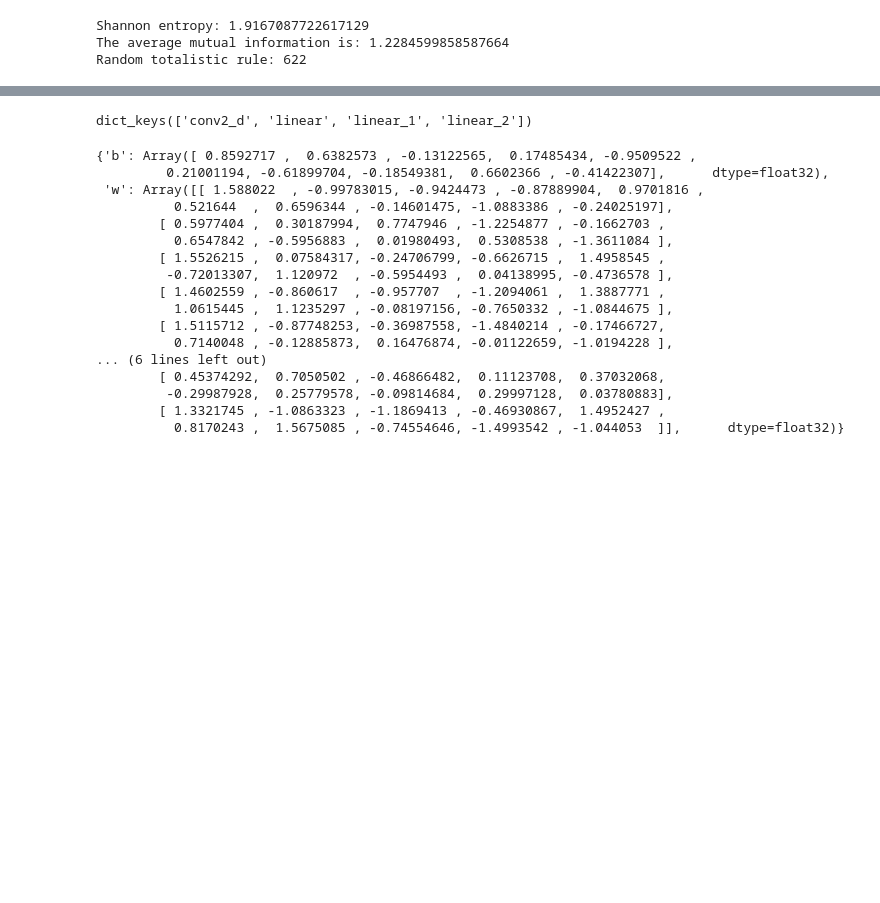
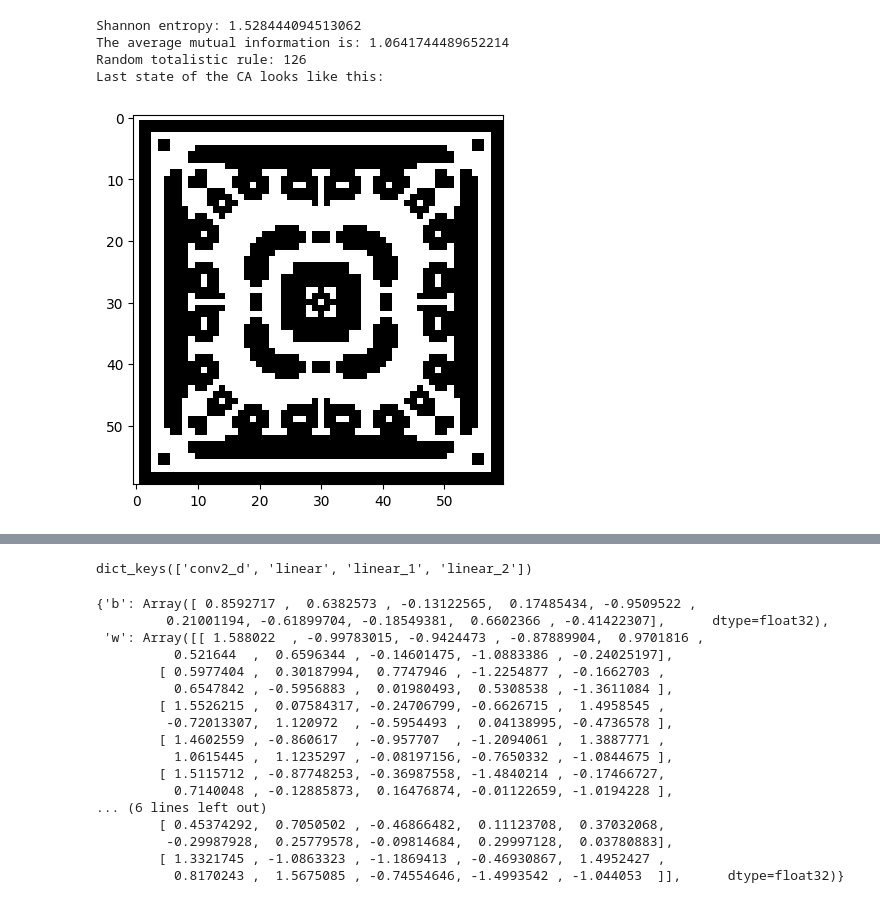
Before and after one commit to Radevsi/convoca_jax, a Jupyter notebook: train.ipynb, the cells around one changed output, grey strips where cells are left out. Cells and saved outputs as stored; diff of their text form; code cells hidden in the pictures; blank space fills up the shorter version.

```diff
--- a/train.ipynb
+++ b/train.ipynb
@@ -70,7 +109,7 @@ print(X_train.shape, Y_train.shape, X_train.dtype)
 # %%
 ## Now we start playing with getting different datasets (besides just the game of life)
 
-def generate_totalistic_data(config, random_rule=None):
+def generate_totalistic_data(config, random_rule=None, random_init=True):
 
     hspan, wspan = config['hspan'], config['wspan']
     k = config['num_classes']
@@ -79,15 +118,18 @@ def generate_totalistic_data(config, random_rule=None):
     if random_rule is None:
         random_rule = np.random.randint(1000) # get some random number
 
-    # Firstly we want to create some random CA grid
-    random_ca_state = cpl.init_random2d(rows=hspan, cols=wspan, k=k)
+    # First create the initial grid
+    if random_init:
+        initial_ca_state = cpl.init_random2d(rows=hspan, cols=wspan, k=k)
+    else:  # Else initialize with single seed in the center
+        initial_ca_state = cpl.init_simple2d(rows=hspan, cols=wspan)
 
     # If random rule is the Game of Life
     if random_rule == 'gol':
-        cellular_automaton = cpl.evolve2d(random_ca_state, timesteps=train_size,
+        cellular_automaton = cpl.evolve2d(initial_ca_state, timesteps=train_size,
                      apply_rule=cpl.game_of_life_rule, memoize='recursive')
     else:
-        cellular_automaton = cpl.evolve2d(random_ca_state, timesteps=train_size, memoize=True,
+        cellular_automaton = cpl.evolve2d(initial_ca_state, timesteps=train_size, memoize=True,
                                           apply_rule=lambda n,c,t: cpl.totalistic_rule(n, k=k, rule=random_rule))
 
     # Calculate some statistics about this cellular automaton
@@ -98,7 +140,7 @@ def generate_totalistic_data(config, random_rule=None):
     X_train = cellular_automaton[:-1]
     Y_train = cellular_automaton[1:]
 
-    # cpl.plot2d(random_ca_state)
+    # cpl.plot2d(initial_ca_state)
     # cpl.plot2d(cellular_automaton)
     print(f"Shannon entropy: {entropy}")
     print(f"The average mutual information is: {avg_mutual_information}")
@@ -109,12 +151,16 @@ def generate_totalistic_data(config, random_rule=None):
     config['avg_mutual_information'] = avg_mutual_information
 
     return X_train.astype(np.float32), Y_train.astype(np.float32), config
-# %%
-X_train, Y_train, config = generate_totalistic_data(config)
-# %% [output]
-Shannon entropy: 1.9167087722617129
-The average mutual information is: 1.2284599858587664
-Random totalistic rule: 622
+# %%
+X_train, Y_train, config = generate_totalistic_data(config, random_rule=126, random_init=False)
+print("Last state of the CA looks like this:")
+cpl.plot2d(Y_train)
+# %% [output]
+Shannon entropy: 1.528444094513062
+The average mutual information is: 1.0641744489652214
+Random totalistic rule: 126
+Last state of the CA looks like this:
+[figure, added]
 # %%
 X_train.dtype, Y_train.dtype, config
 # %% [output]
```
Also changed, not shown: parts of 10 cells of this notebook, 2 other files.
